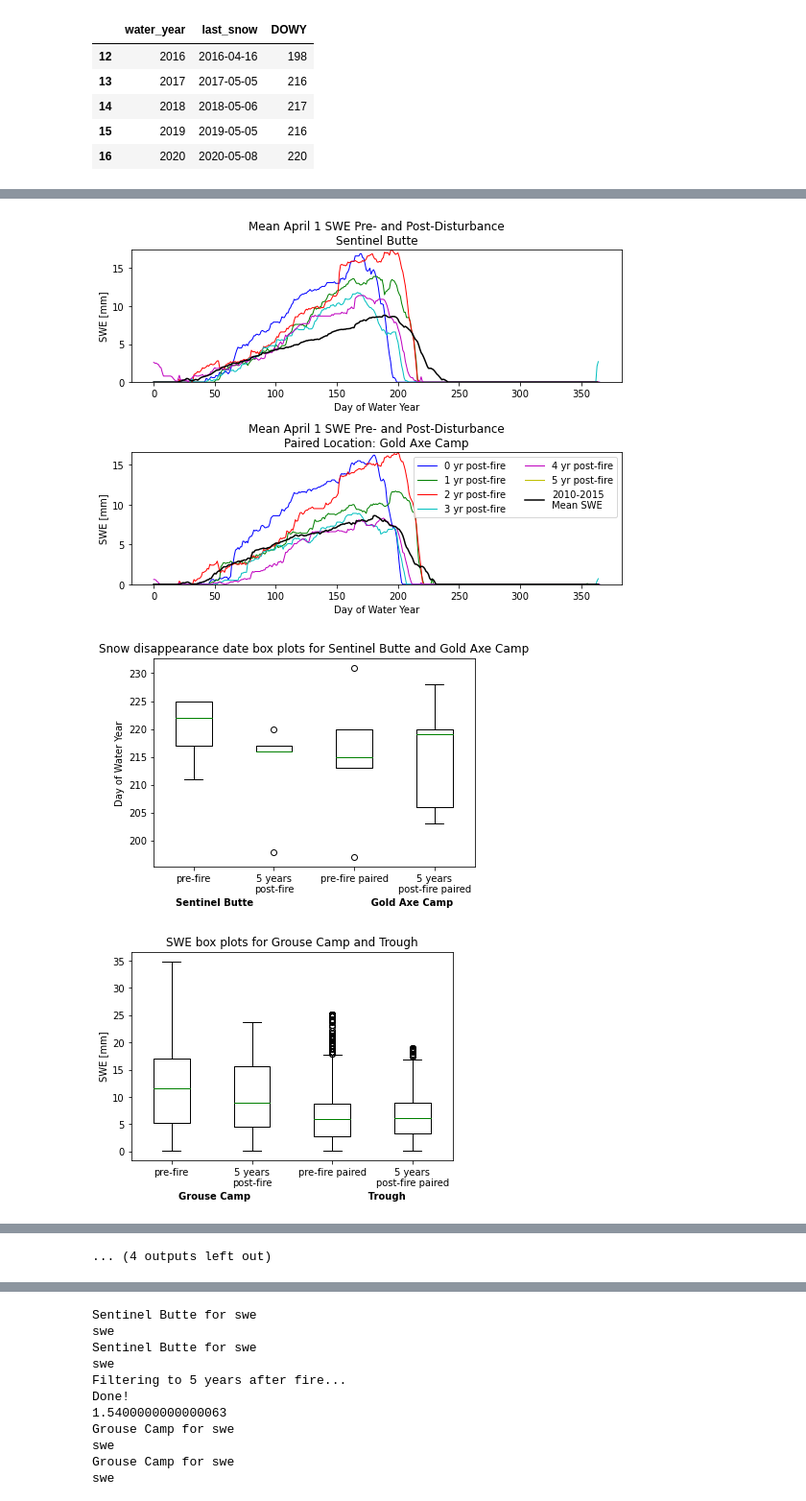
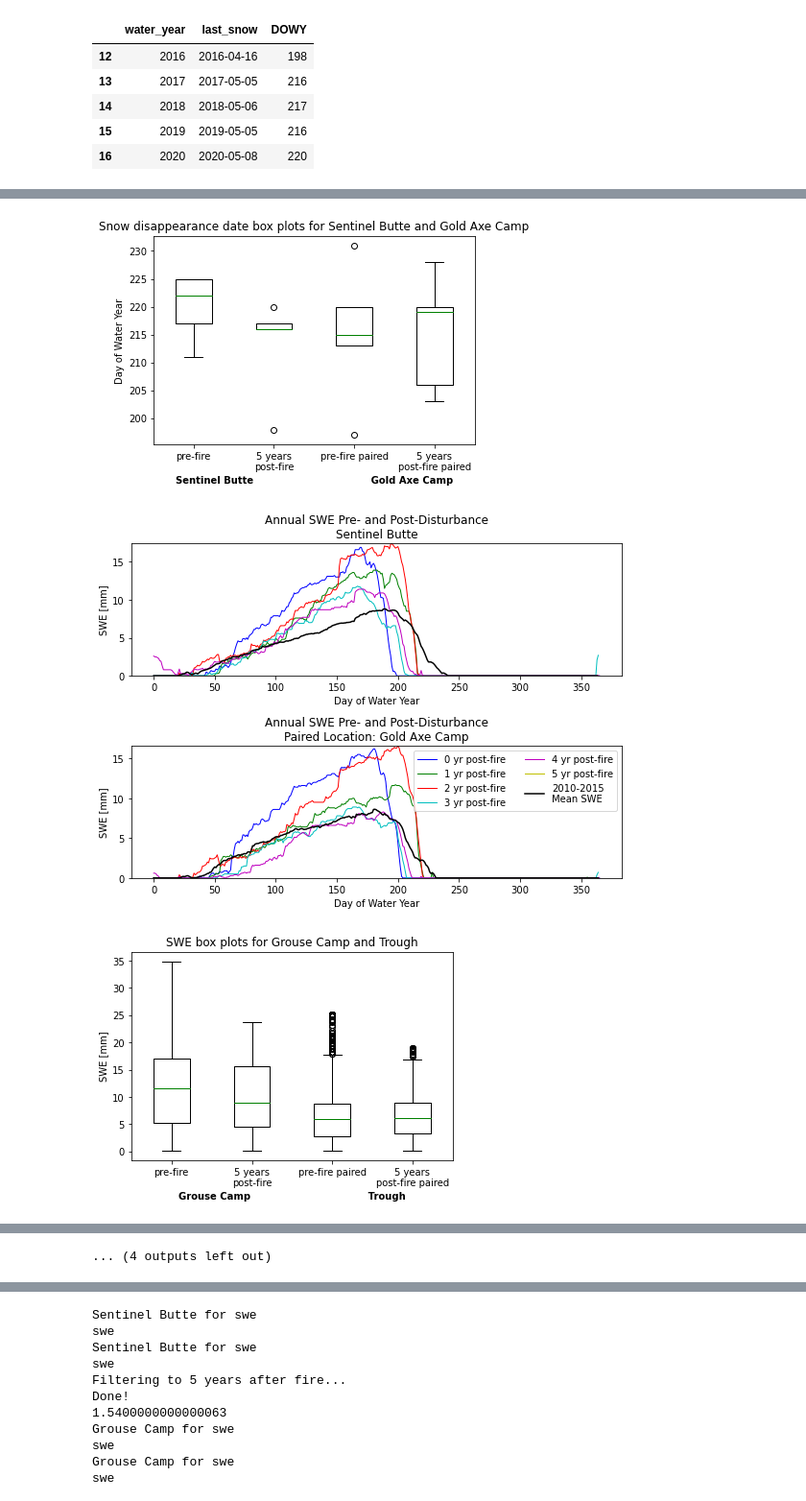
Before and after one commit to dlhogan97/CEWA565_project, a Jupyter notebook: regression_confidence_intervals.ipynb, the cells around one changed output, grey strips where cells are left out. Shown at 96% size. Cells and saved outputs as stored; diff of their text form; code cells hidden in the pictures.

```diff
--- a/regression_confidence_intervals.ipynb
+++ b/regression_confidence_intervals.ipynb
@@ -118,10 +118,10 @@ Done!
 def boxplotSWE(ax, before, after, paired_before, paired_after,postyrs=5):
     # remove 0s
     pltlabels = ['pre-fire', '{} years\npost-fire'.format(postyrs),'pre-fire paired', '{} years\npost-fire paired'.format(postyrs)]
-    ax.boxplot([df_b[df_b['SNOTEL:WTEQ_D']!=0]['SNOTEL:WTEQ_D'].dropna(),
-                df_a[df_a['SNOTEL:WTEQ_D']!=0]['SNOTEL:WTEQ_D'].dropna(),
-                df_paired_b[df_paired_b['SNOTEL:WTEQ_D']!=0]['SNOTEL:WTEQ_D'].dropna(),
-                df_paired_a[df_paired_a['SNOTEL:WTEQ_D']!=0]['SNOTEL:WTEQ_D'].dropna()], labels = pltlabels)
+    ax.boxplot([before[before['SNOTEL:WTEQ_D']!=0]['SNOTEL:WTEQ_D'].dropna(),
+                after[after['SNOTEL:WTEQ_D']!=0]['SNOTEL:WTEQ_D'].dropna(),
+                paired_before[paired_before['SNOTEL:WTEQ_D']!=0]['SNOTEL:WTEQ_D'].dropna(),
+                paired_after[paired_after['SNOTEL:WTEQ_D']!=0]['SNOTEL:WTEQ_D'].dropna()], labels = pltlabels)
     ax.set_xlabel(site+'                                   '+paired, fontdict={'weight':'bold'})
     ax.set_ylabel('SWE [mm]')
     ax.set_title('SWE box plots for {} and {}'.format(site, paired))
@@ -130,10 +130,10 @@ def boxplotSWE(ax, before, after, paired_before, paired_after,postyrs=5):
 def boxplotDOWY(ax, before, after, paired_before, paired_after,postyrs=5):
     # remove 0s
     pltlabels = ['pre-fire', '{} years\npost-fire'.format(postyrs),'pre-fire paired', '{} years\npost-fire paired'.format(postyrs)]
-    ax.boxplot([df_b['DOWY'],
-                df_a['DOWY'],
-                df_paired_b['DOWY'],
-                df_paired_a['DOWY']], labels = pltlabels)
+    ax.boxplot([before['DOWY'],
+                after['DOWY'],
+                paired_before['DOWY'],
+                paired_after['DOWY']], labels = pltlabels)
     ax.set_xlabel(site+'                                   '+paired, fontdict={'weight':'bold'})
     ax.set_ylabel('Day of Water Year')
     ax.set_title('Snow disappearance date box plots for {} and {}'.format(site, paired))
@@ -170,7 +170,7 @@ def plotSWE(ax, before, after, site, paired=False):
     ax.set_ylim(0,max_swe)
     if paired is True:
         site = 'Paired Location: '+site
-    ax.set_title('Mean April 1 SWE Pre- and Post-Disturbance\n{}'.format(site))
+    ax.set_title('Annual SWE Pre- and Post-Disturbance\n{}'.format(site))
     return ax
 # %%
 years = 5
@@ -178,13 +178,13 @@ for i,(site,paired) in enumerate(fire_sites.items()):
     df_b, df_a, df_paired_b, df_paired_a = getSites(site,paired,postyrs=years)
     fig1, ax = plt.subplots()
     boxplotSWE(ax,df_b, df_a, df_paired_b, df_paired_a, postyrs=years)
+    df_b2, df_a2, df_paired_b2, df_paired_a2 = getSites(site,paired, variable='meltdates',postyrs=years)
+    fig2, ax = plt.subplots()
+    boxplotDOWY(ax,df_b2, df_a2, df_paired_b2, df_paired_a2, postyrs=years)
     fig3, (ax1,ax2) = plt.subplots(2,figsize=(8,6), tight_layout=True)
     plotSWE(ax1,df_b,df_a,site)
     plotSWE(ax2,df_paired_b,df_paired_a,paired,paired=True)
     ax2.legend(loc='upper right',ncol=2)
-    df_b, df_a, df_paired_b, df_paired_a = getSites(site,paired, variable='meltdates',postyrs=years)
-    fig2, ax = plt.subplots()
-    boxplotDOWY(ax,df_b, df_a, df_paired_b, df_paired_a, postyrs=years)
 # %% [output]
 Sentinel Butte for swe
 swe
@@ -206,4 +206,4 @@ Done!
 [figure]
-[figure, old version]
+[figure, new version]
-[figure, old version]
+[figure, new version]
 [figure]
```
Also changed, not shown: parts of 9 cells of this notebook.
